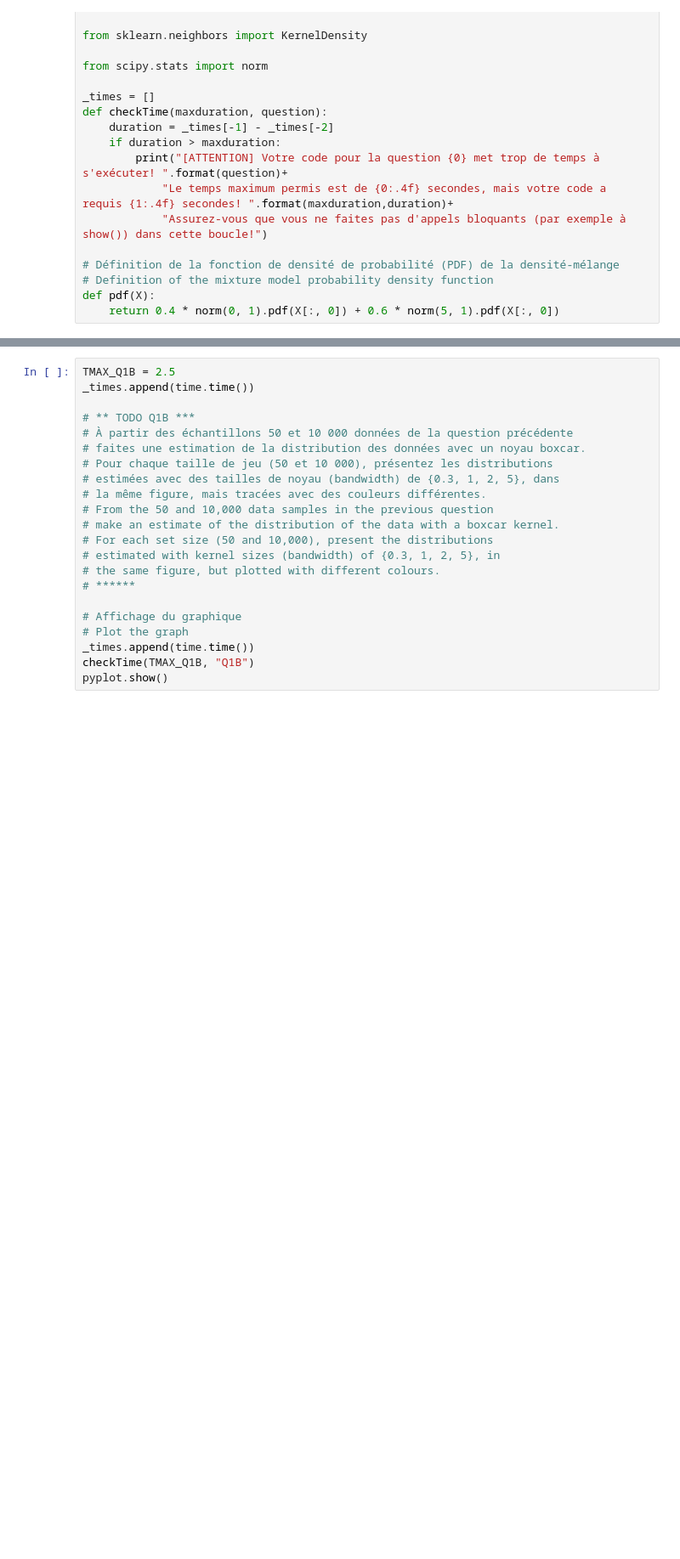
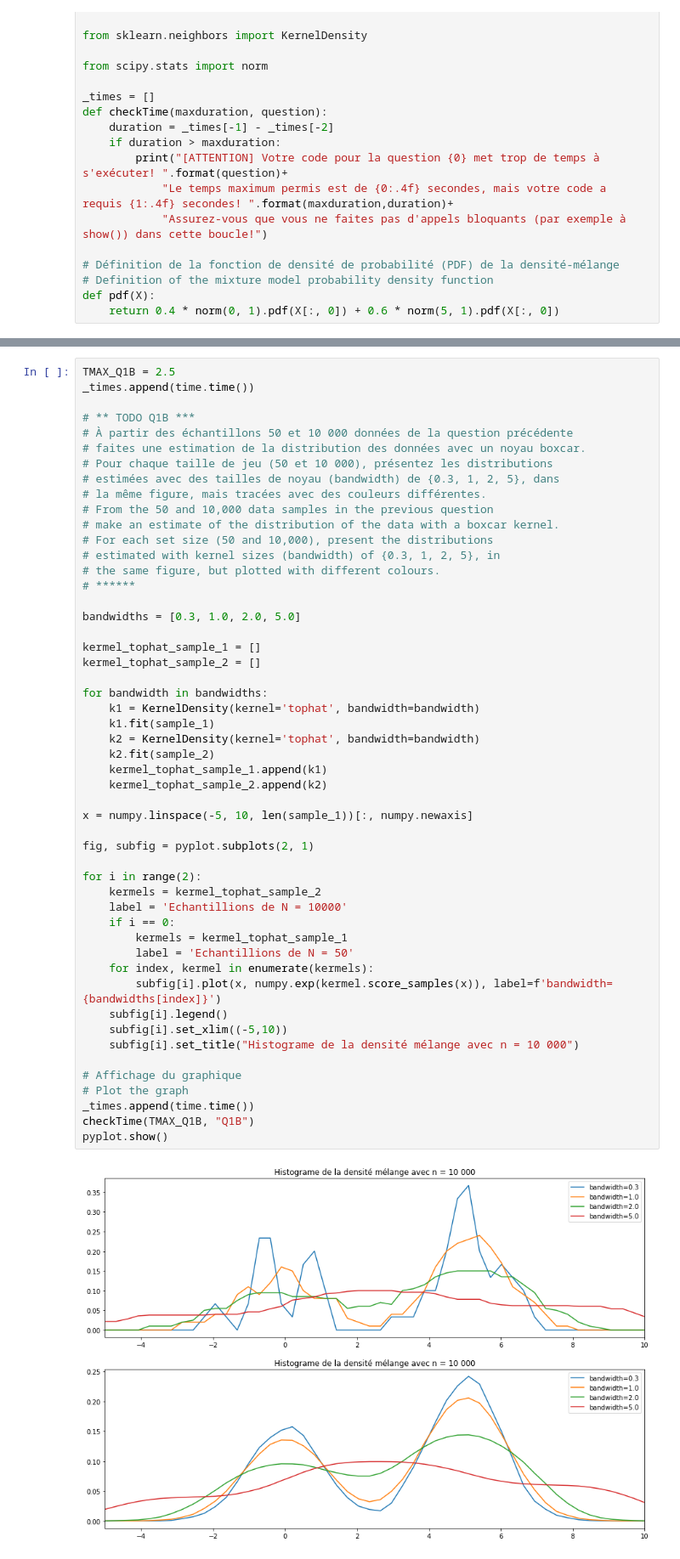
Before and after one commit to xx-code/Analayse-Des-Discrimant-Lineare, a Jupyter notebook: Q1.ipynb, the cells around one changed output, grey strips where cells are left out. Shown at 85% size. Cells and saved outputs as stored; diff of their text form; blank space fills up the shorter version.

```diff
--- a/Q1.ipynb
+++ b/Q1.ipynb
@@ -77,22 +80,53 @@ pyplot.show()
 # %%
 TMAX_Q1B = 2.5
 _times.append(time.time())
 
 # ** TODO Q1B ***
 # À partir des échantillons 50 et 10 000 données de la question précédente
 # faites une estimation de la distribution des données avec un noyau boxcar.
 # Pour chaque taille de jeu (50 et 10 000), présentez les distributions
 # estimées avec des tailles de noyau (bandwidth) de {0.3, 1, 2, 5}, dans
 # la même figure, mais tracées avec des couleurs différentes.
 # From the 50 and 10,000 data samples in the previous question
 # make an estimate of the distribution of the data with a boxcar kernel.
 # For each set size (50 and 10,000), present the distributions
 # estimated with kernel sizes (bandwidth) of {0.3, 1, 2, 5}, in
 # the same figure, but plotted with different colours.
 # ******
 
+bandwidths = [0.3, 1.0, 2.0, 5.0]
+
+kermel_tophat_sample_1 = []
+kermel_tophat_sample_2 = []
+
+for bandwidth in bandwidths:
+    k1 = KernelDensity(kernel='tophat', bandwidth=bandwidth)
+    k1.fit(sample_1)
+    k2 = KernelDensity(kernel='tophat', bandwidth=bandwidth)
+    k2.fit(sample_2)
+    kermel_tophat_sample_1.append(k1)
+    kermel_tophat_sample_2.append(k2)
+
+x = numpy.linspace(-5, 10, len(sample_1))[:, numpy.newaxis]
+
+fig, subfig = pyplot.subplots(2, 1)
+
+for i in range(2):
+    kermels = kermel_tophat_sample_2
+    label = 'Echantillions de N = 10000'
+    if i == 0:
+        kermels = kermel_tophat_sample_1
+        label = 'Echantillions de N = 50'
+    for index, kermel in enumerate(kermels):
+        subfig[i].plot(x, numpy.exp(kermel.score_samples(x)), label=f'bandwidth={bandwidths[index]}')
+    subfig[i].legend()
+    subfig[i].set_xlim((-5,10))
+    subfig[i].set_title("Histograme de la densité mélange avec n = 10 000")
+
 # Affichage du graphique
 # Plot the graph
 _times.append(time.time())
 checkTime(TMAX_Q1B, "Q1B")
 pyplot.show()
+# %% [output]
+[figure, added]
```
Also changed, not shown: parts of 1 cell of this notebook.
